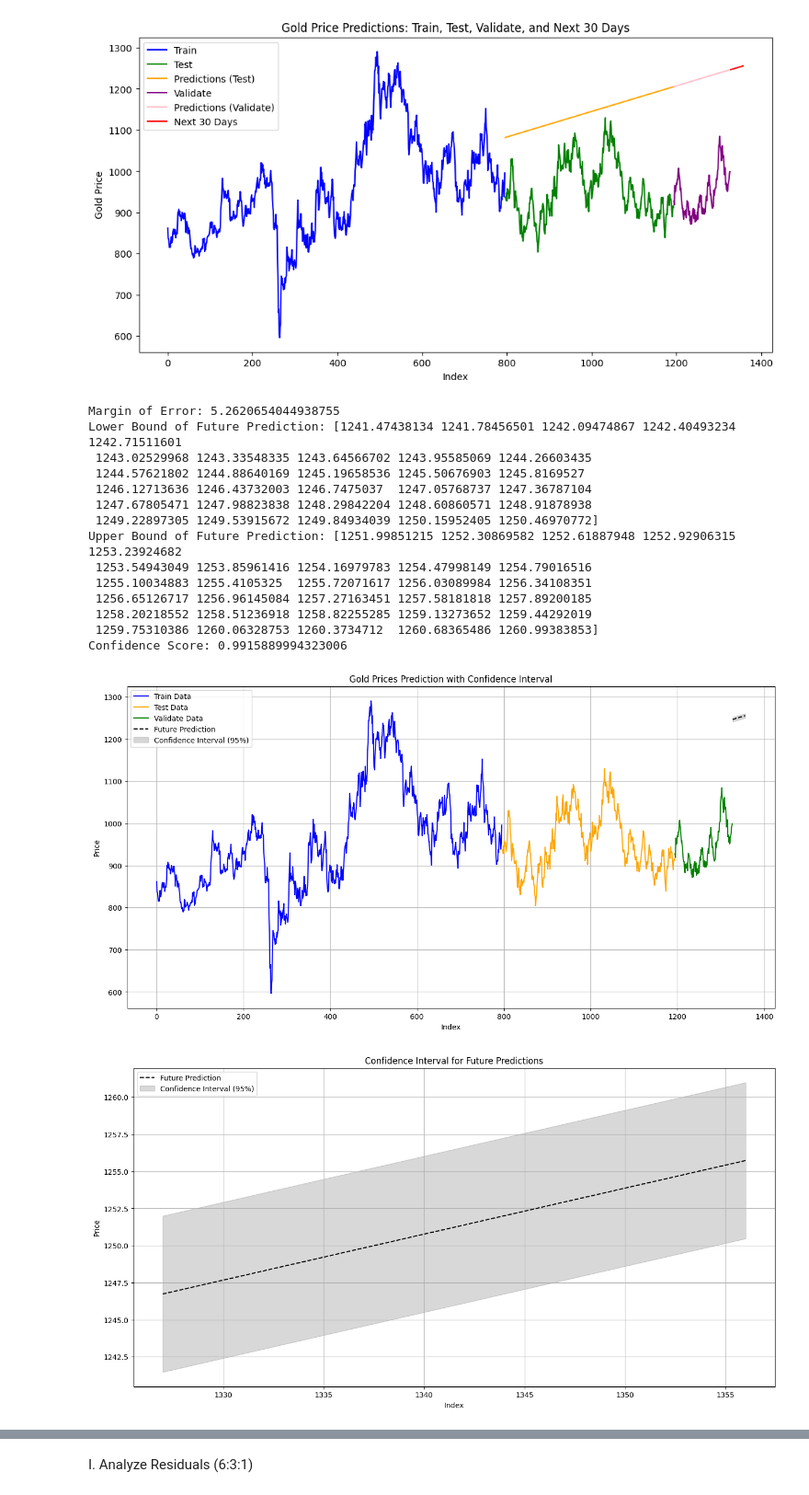
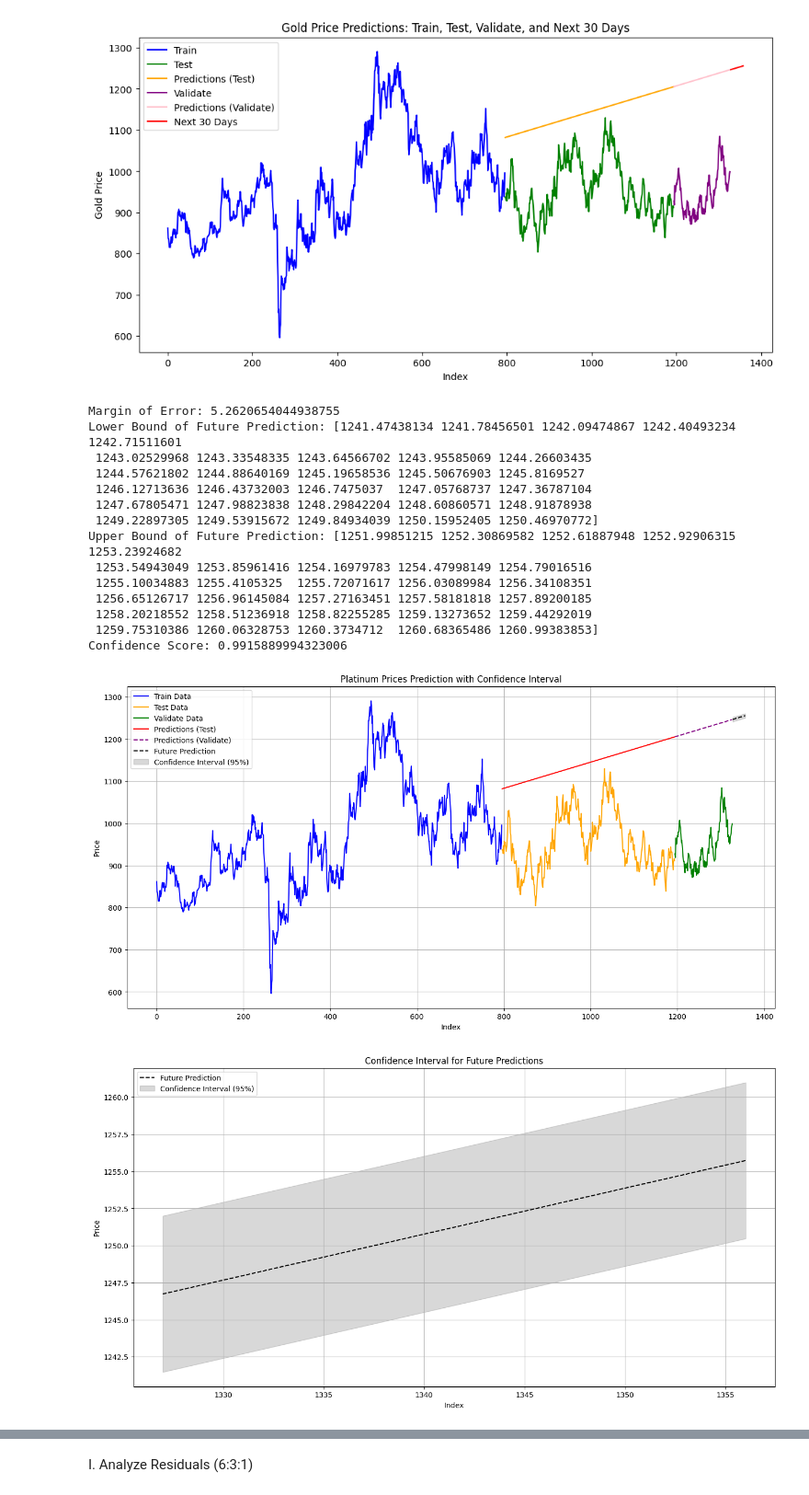
Before and after one commit to gnaht1/STAT3013.-P12_Nhom4, a Jupyter notebook: LR/Python/Platinum_LR.ipynb, the cells around one changed output, grey strips where cells are left out. Shown at 92% size. Drawn from its saved outputs; the diff is of its cells as text; code cells hidden in the pictures.

```diff
--- a/LR/Python/Platinum_LR.ipynb
+++ b/LR/Python/Platinum_LR.ipynb
@@ -559,6 +565,12 @@ plt.plot(train_data.index, train_data['close'], color='blue', label='Train Data'
 plt.plot(test_data.index, test_data['close'], color='orange', label='Test Data')
 plt.plot(val_data.index, val_data['close'], color='green', label='Validate Data')
 
+# Plot dự đoán cho tập kiểm tra
+plt.plot(test_data.index, y_pred, color='red', label='Predictions (Test)')
+
+# Plot dự đoán cho tập xác thực
+plt.plot(val_data.index, y_pred_val, color='purple', linestyle='dashed', label='Predictions (Validate)')
+
 # Plot dự đoán tương lai
 plt.plot(PREDICTIONS_FUTURE.index, PREDICTIONS_FUTURE['predicted_close'], color='black', linestyle='dashed', label='Future Prediction')
 
@@ -568,7 +580,7 @@ plt.fill_between(PREDICTIONS_FUTURE.index, PREDICTIONS_FUTURE['lower_bound'], PR
 # Thêm tiêu đề và chú thích
 plt.xlabel('Index')
 plt.ylabel('Price')
-plt.title('Gold Prices Prediction with Confidence Interval')
+plt.title('Platinum Prices Prediction with Confidence Interval')
 plt.legend()
 plt.grid()
 plt.show()
@@ -577,34 +589,34 @@ plt.show()
 plt.figure(figsize=(16, 8))
 
 # Plot dự đoán tương lai
 plt.plot(PREDICTIONS_FUTURE.index, PREDICTIONS_FUTURE['predicted_close'], color='black', linestyle='dashed', label='Future Prediction')
 
 # Plot khoảng tin cậy
 plt.fill_between(PREDICTIONS_FUTURE.index, PREDICTIONS_FUTURE['lower_bound'], PREDICTIONS_FUTURE['upper_bound'], color='gray', alpha=0.3, label='Confidence Interval (95%)')
 
 # Thêm tiêu đề và chú thích
 plt.xlabel('Index')
 plt.ylabel('Price')
 plt.title('Confidence Interval for Future Predictions')
 plt.legend()
 plt.grid()
 plt.show()
 # %% [output]
 Margin of Error: 5.2620654044938755
 Lower Bound of Future Prediction: [1241.47438134 1241.78456501 1242.09474867 1242.40493234 1242.71511601
  1243.02529968 1243.33548335 1243.64566702 1243.95585069 1244.26603435
  1244.57621802 1244.88640169 1245.19658536 1245.50676903 1245.8169527
  1246.12713636 1246.43732003 1246.7475037  1247.05768737 1247.36787104
  1247.67805471 1247.98823838 1248.29842204 1248.60860571 1248.91878938
  1249.22897305 1249.53915672 1249.84934039 1250.15952405 1250.46970772]
 Upper Bound of Future Prediction: [1251.99851215 1252.30869582 1252.61887948 1252.92906315 1253.23924682
  1253.54943049 1253.85961416 1254.16979783 1254.47998149 1254.79016516
  1255.10034883 1255.4105325  1255.72071617 1256.03089984 1256.34108351
  1256.65126717 1256.96145084 1257.27163451 1257.58181818 1257.89200185
  1258.20218552 1258.51236918 1258.82255285 1259.13273652 1259.44292019
  1259.75310386 1260.06328753 1260.3734712  1260.68365486 1260.99383853]
 Confidence Score: 0.9915889994323006
-[figure, old version]
+[figure, new version]
 [figure]
 # %%
 import statsmodels.api as sm
```
Also changed, not shown: parts of 5 cells of this notebook.
